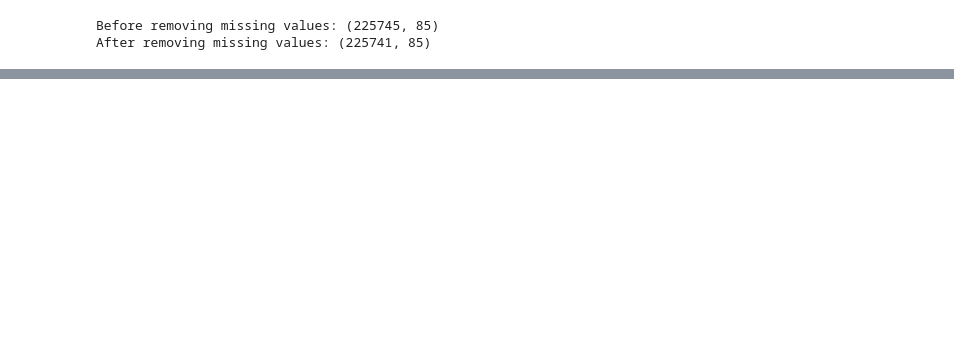
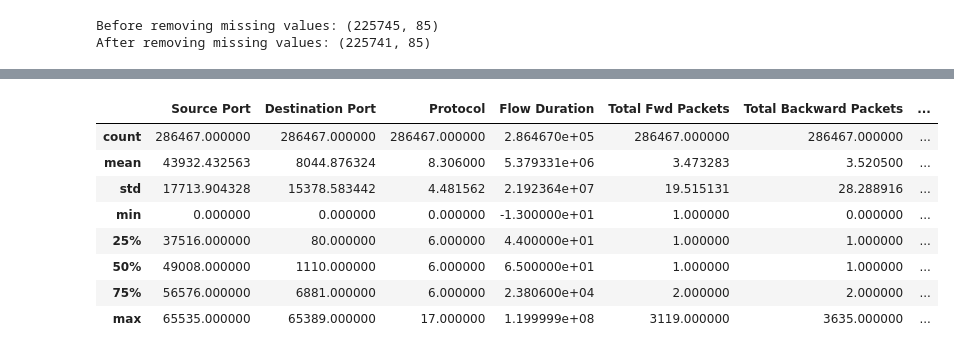
Before and after one commit to lka1459/cybersecurity-analytics-dashboard, a Jupyter notebook: notebook/01_analysis.ipynb, the cells around one changed output, grey strips where cells are left out. Drawn from its saved outputs; the diff is of its cells as text; code cells hidden in the pictures; blank space fills up the shorter version.

```diff
--- a/notebook/01_analysis.ipynb
+++ b/notebook/01_analysis.ipynb
@@ -206,0 +317,2 @@ protocols.head()
+# %%
+Friday_PS: pd.DataFrame = query_database('SELECT * FROM "Friday_Afternoon_PortScan"')
@@ -206,0 +341,12 @@ protocols.head()
+# %%
+Friday_PS.describe()
+# %% [output]
+|  | Source Port | Destination Port | Protocol | Flow Duration | Total Fwd Packets | Total Backward Packets | ... |
+| count | 286467.000000 | 286467.000000 | 286467.000000 | 2.864670e+05 | 286467.000000 | 286467.000000 | ... |
+| mean | 43932.432563 | 8044.876324 | 8.306000 | 5.379331e+06 | 3.473283 | 3.520500 | ... |
+| std | 17713.904328 | 15378.583442 | 4.481562 | 2.192364e+07 | 19.515131 | 28.288916 | ... |
+| min | 0.000000 | 0.000000 | 0.000000 | -1.300000e+01 | 1.000000 | 0.000000 | ... |
+| 25% | 37516.000000 | 80.000000 | 6.000000 | 4.400000e+01 | 1.000000 | 1.000000 | ... |
+| 50% | 49008.000000 | 1110.000000 | 6.000000 | 6.500000e+01 | 1.000000 | 1.000000 | ... |
+| 75% | 56576.000000 | 6881.000000 | 6.000000 | 2.380600e+04 | 2.000000 | 2.000000 | ... |
+| max | 65535.000000 | 65389.000000 | 17.000000 | 1.199999e+08 | 3119.000000 | 3635.000000 | ... |
```
Also changed, not shown: parts of 27 cells of this notebook, 8 other files.
